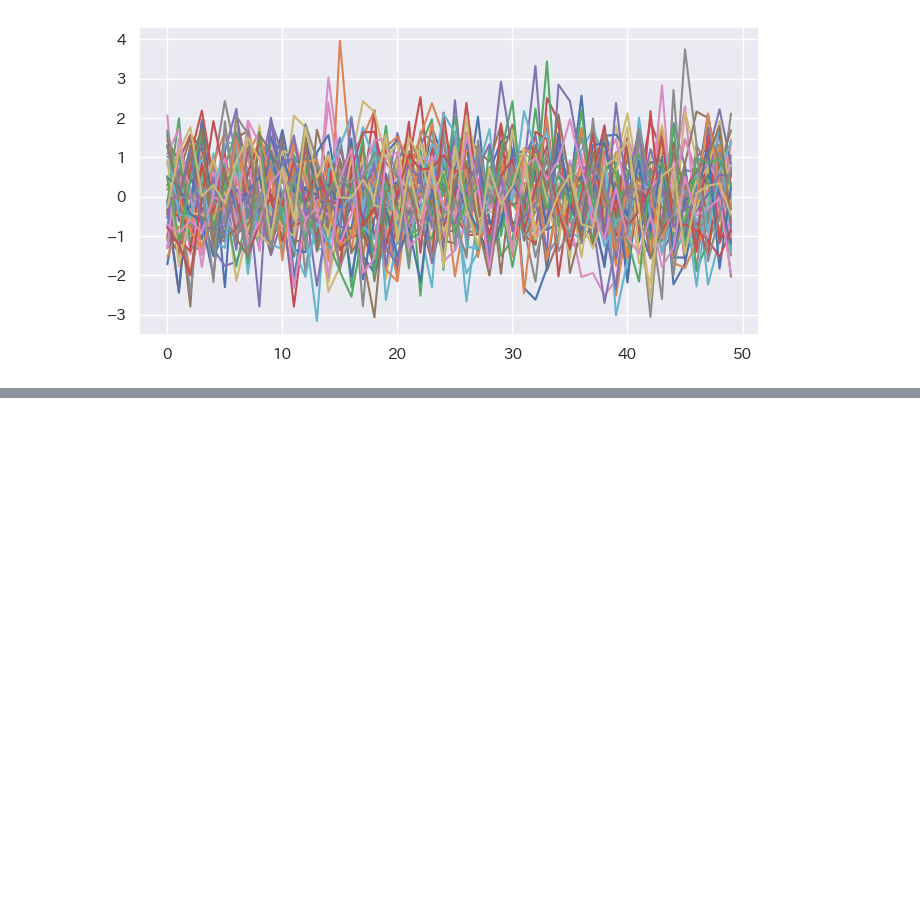
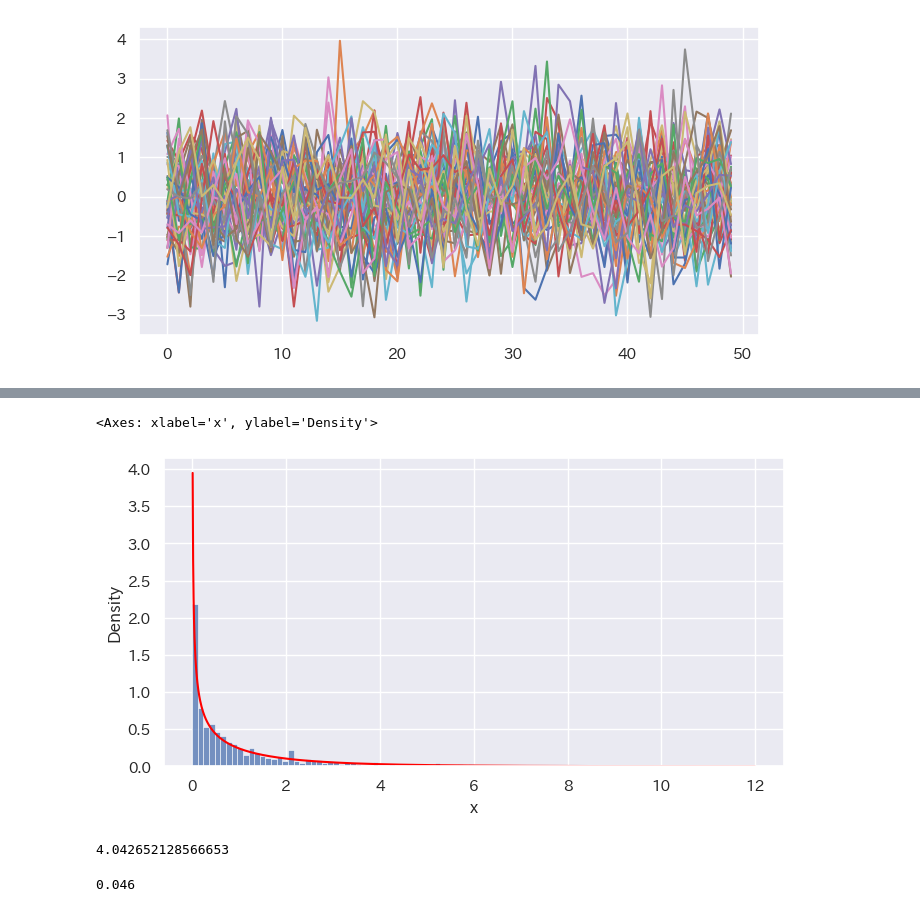
Before and after one commit to maton369/Python_Time_Series_Intro, a Jupyter notebook: 2-6-時系列データのシミュレーションと見せかけの回帰.ipynb, the cells around one changed output, grey strips where cells are left out. Drawn from its saved outputs; the diff is of its cells as text; code cells hidden in the pictures; blank space fills up the shorter version.

```diff
--- a/2-6-時系列データのシミュレーションと見せかけの回帰.ipynb
+++ b/2-6-時系列データのシミュレーションと見せかけの回帰.ipynb
@@ -118,0 +233,44 @@ for i in range(1, n_sim):
+# %%
+# -------------------------------------------------------
+# 📈 F比のシミュレーション結果と理論F分布の比較
+# -------------------------------------------------------
+
+# F比のヒストグラム（実際のシミュレーション結果）
+sns.histplot(f_ratio_array, stat="density", bins=100)
+
+# 理論的なF分布の計算
+# dfn: 分子の自由度（モデルの自由度 = 1）
+# dfd: 分母の自由度（残差の自由度 = 48）
+f_df = pd.DataFrame({"x": np.arange(0, 12, 0.01)})
+f_df["density"] = stats.f.pdf(f_df.x, dfn=1, dfd=48)
+
+# 理論F分布を赤い折れ線で重ねる
+sns.lineplot(x="x", y="density", data=f_df, color="red")
+
+# ✅ 解説：
+# ・青のヒストグラムは、1000回のシミュレーションによって得られた F 比の経験分布。
+# ・赤の線は、理論上の F(1, 48) 分布（帰無仮説が真の場合の理論分布）。
+# ・両者がほぼ一致していれば、F 検定が正しく機能していることを意味する。
+# ・この分布の右側（裾）に行くほど、帰無仮説「説明変数xに効果なし」を棄却しやすくなる。
+# %% [output]
+<Axes: xlabel='x', ylabel='Density'>
+[figure, added]
+# %%
+# F分布の95％点を求める
+# q=0.95：上側確率0.05の臨界値（有意水準5%の右側境界）
+# dfn=1：分子の自由度（説明変数の数）
+# dfd=48：分母の自由度（残差の自由度）
+# → F値がこの値を超えると、帰無仮説を棄却（モデルが有意）
+stats.f.ppf(q=0.95, dfn=1, dfd=48)
+# %% [output]
+4.042652128566653
+# %%
+# 間違って帰無仮説を棄却してしまう確率（第1種の過誤）
+# 「本当は関係がない（帰無仮説が真）」にもかかわらず、
+# シミュレーション上の F値が臨界値を超えてしまう割合を求める。
+
+# F値が臨界値（上側5%点）より大きいケースを数える
+# それをシミュレーション回数で割ることで確率を算出
+sum(f_ratio_array > stats.f.ppf(q=0.95, dfn=1, dfd=48)) / n_sim
+# %% [output]
+0.046
```
Also changed, not shown: parts of 4 cells of this notebook.
